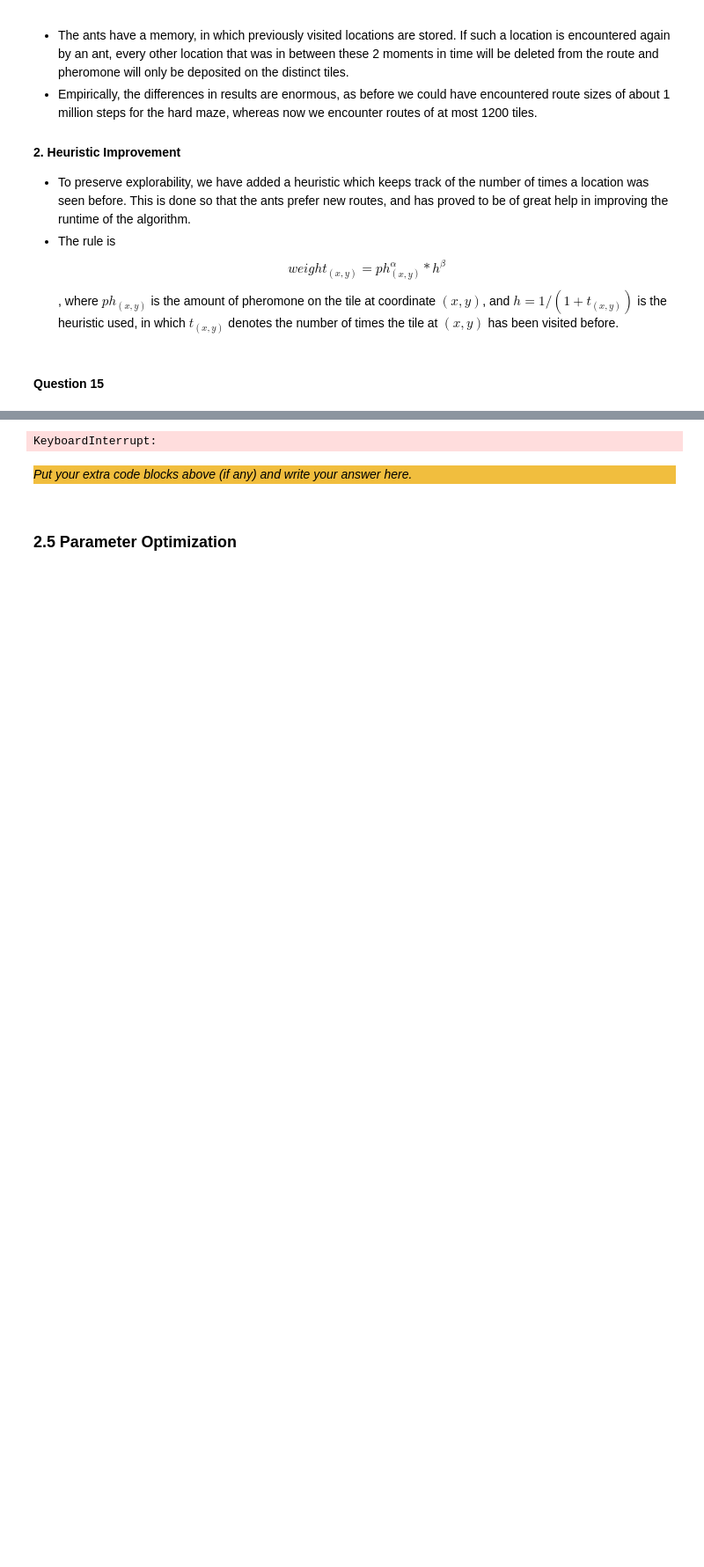
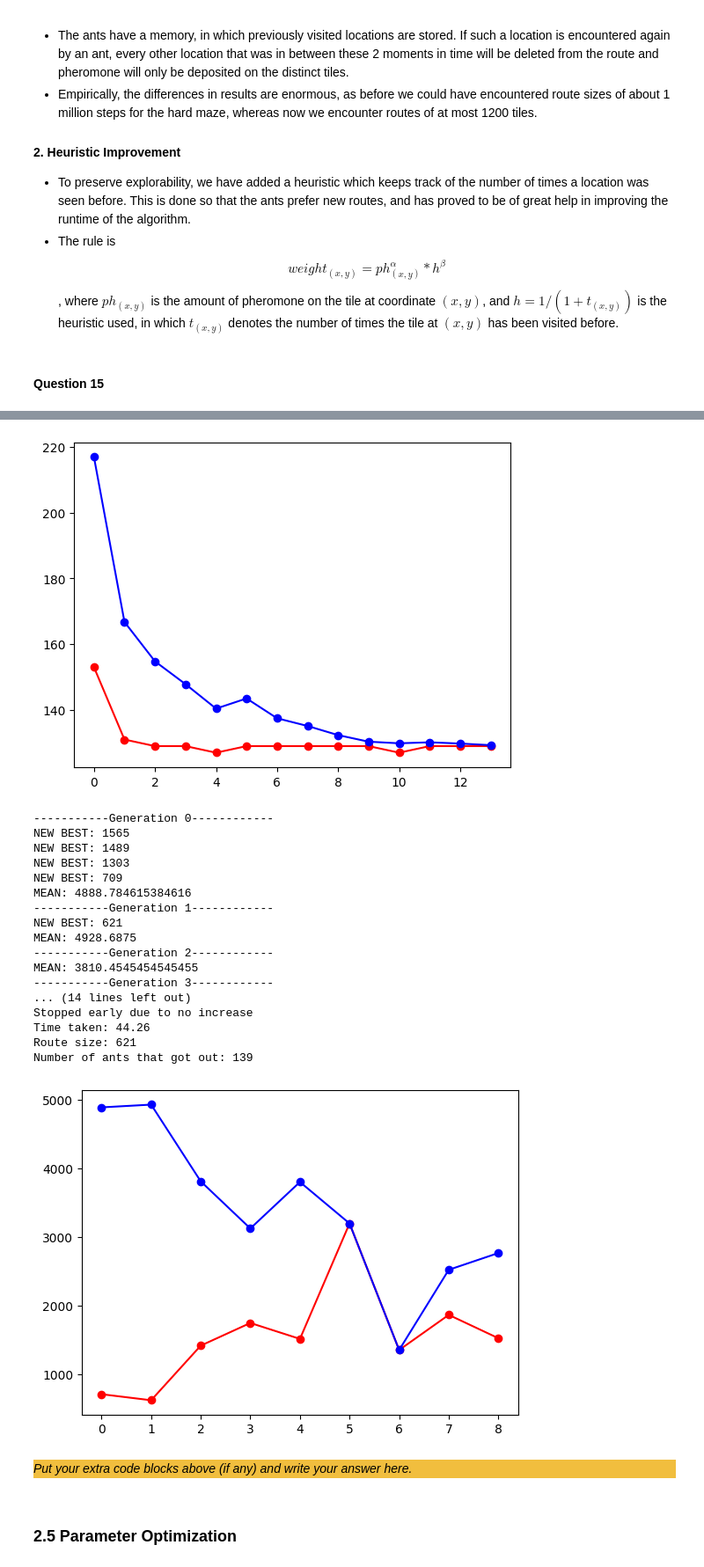
Before and after one commit to Nepthy5/Assignment_2, a Jupyter notebook: src/Main.ipynb, the cells around one changed output, grey strips where cells are left out. Shown at 88% size. Drawn from its saved outputs; the diff is of its cells as text; code cells hidden in the pictures; blank space fills up the shorter version.

```diff
--- a/src/Main.ipynb
+++ b/src/Main.ipynb
@@ -482,19 +478,22 @@ class AntColonyOptimization:
         return best, len(all_routes)
 # %%
 # Please keep your parameters for the ACO easily changeable here
-gen = 15
-no_gen = 5
+gen = 5
+no_gen = 10
 q = 1600
 evap = 0.1
-step_scale_factor = 10
+step_scale_factor = 100
+init_ph = 0.01
+patience = 10
+threshold = 0
 
 # Construct the optimization objects
-maze = Maze.create_maze("./../data/medium_maze.txt")
+maze = Maze.create_maze("./../data/medium_maze.txt", init_ph)
 spec = PathSpecification.read_coordinates("./../data/medium_coordinates.txt")
 
 max_steps = maze.width * maze.length * step_scale_factor
 
-aco = AntColonyOptimization(maze, gen, no_gen, q, evap, max_steps, 100)
+aco = AntColonyOptimization(maze, gen, no_gen, q, evap, max_steps, patience, threshold)
 
 start_time = int(round(time.time() * 1000))
 shortest_route, routes_found = aco.find_shortest_route(spec)
@@ -707,31 +806,25 @@ def verify_route(route, end):
 # %%
 # Please keep your parameters for the ACO easily changeable here
-gen = 1 # ants per generation
-no_gen = 40 # nr of generations
-q = 500
-evap = 0.2
+gen = 70 # ants per generation
+no_gen = 25 # nr of generations
+q = 5000
+evap = 0.25
 step_scale_factor = 200
-pheromone_exp = 1
-heuristic_exp = 4
+pheromone_exp = 4
+heuristic_exp = 1
+patience = 10
+threshold = 0
+init_pheromones = 0.001
 
 # Construct the optimization objects
-maze = Maze.create_maze("./../data/hard_maze.txt")
-spec = PathSpecification.read_coordinates("./../data/hard_coordinates.txt")
+maze = Maze.create_maze("./../data/medium_maze.txt", init_pheromones)
+spec = PathSpecification.read_coordinates("./../data/medium_coordinates.txt")
 
 max_steps = maze.width * maze.length * step_scale_factor
 
-aco = IntelligentAntColonyOptimization(maze, gen, no_gen, q, evap, max_steps, 40, 3)
+aco_remove_loops = IntelligentAntColonyOptimization(maze, gen, no_gen, q, evap, max_steps, patience, threshold)
+aco_nothing = IntelligentAntColonyOptimization(maze, gen, no_gen, q, evap, max_steps, patience, threshold, remove_loops = False)
 
-start_time = int(round(time.time() * 1000))
-shortest_route, routes_found = aco.find_shortest_route(spec, pheromone_exp, heuristic_exp)
-
-print("Time taken: " + str((int(round(time.time() * 1000)) - start_time) / 1000.0))
-print("Route size: " + str(shortest_route.size()))
-print("Number of ants that got out: " + str(routes_found))
-
-is_valid = verify_route(shortest_route, spec.get_end())
-
-print("Route is valid: " + str(is_valid))
-
-shortest_route.write_to_file("./../data/hard_solution.txt")
+test_hyperparams(aco_remove_loops, "medium")
+test_hyperparams(aco_nothing, "medium")
 # %% [output]
@@ -758,4 +848,22 @@ Worse route found of length 981
+[figure, added]
-KeyboardInterrupt:
+-----------Generation 0------------
+NEW BEST: 1565
+NEW BEST: 1489
+NEW BEST: 1303
+NEW BEST: 709
+MEAN: 4888.784615384616
+-----------Generation 1------------
+NEW BEST: 621
+MEAN: 4928.6875
+-----------Generation 2------------
+MEAN: 3810.4545454545455
+-----------Generation 3------------
+... (14 lines left out)
+Stopped early due to no increase
+Time taken: 44.26
+Route size: 621
+Number of ants that got out: 139
+[figure, added]
 # %% [markdown]
 <div style="background-color:#f1be3e">
 
```
Also changed, not shown: parts of 34 cells of this notebook, 2 other files.
